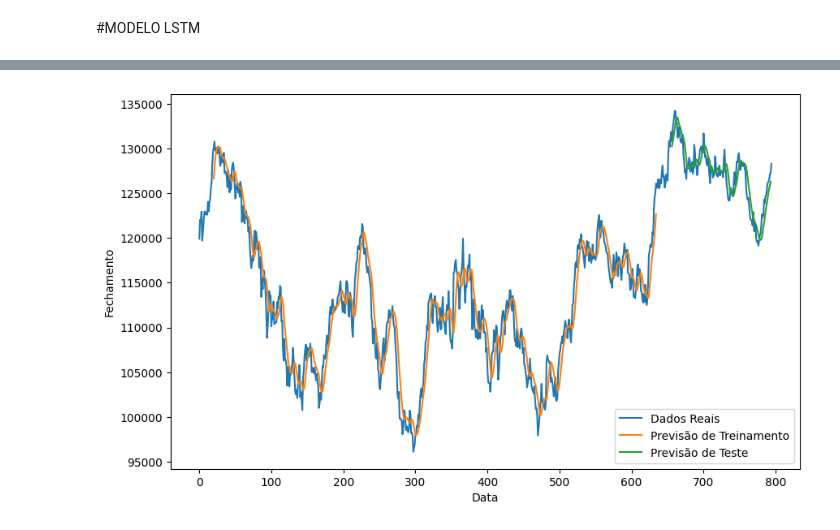
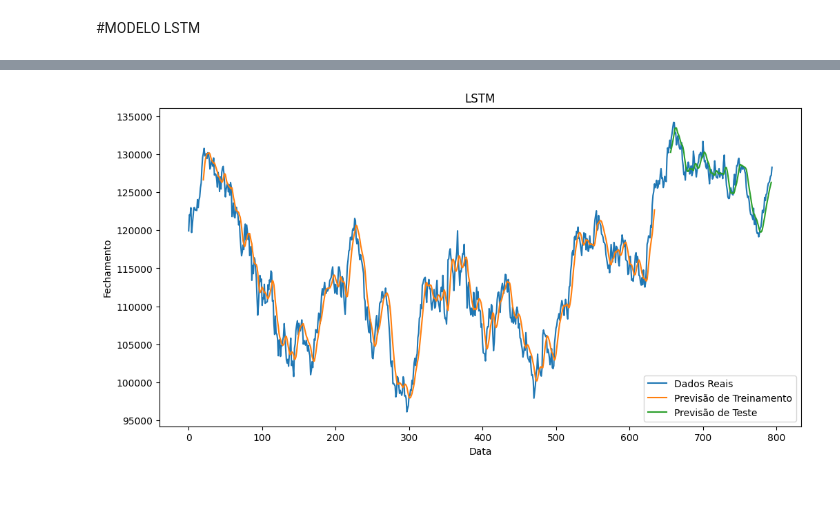
Before and after one commit to jeicianepaula/Tech-Challenge-2, a Jupyter notebook: TECH_CHALLENGE_2.ipynb, the cells around one changed output, grey strips where cells are left out. Drawn from its saved outputs; the diff is of its cells as text; code cells hidden in the pictures; blank space fills up the shorter version.

```diff
--- a/TECH_CHALLENGE_2.ipynb
+++ b/TECH_CHALLENGE_2.ipynb
@@ -412,20 +443,21 @@ R2: 53.36%
 # %%
 # Plotar os resultados
 train_predict_plot = np.empty_like(scaled_data[:, 0])
 train_predict_plot[:] = np.nan
 train_predict_plot[time_step:len(train_predict) + time_step] = train_predict
 
 test_predict_plot = np.empty_like(scaled_data[:, 0])
 test_predict_plot[:] = np.nan
 test_predict_plot[len(train_predict) + (time_step * 2) + 1:len(scaled_data) - 1] = test_predict
 
-plt.figure(figsize=(10, 6))
+plt.figure(figsize=(12, 6))
 plt.plot(scaler.inverse_transform(scaled_data)[:, 0], label='Dados Reais')
 plt.plot(train_predict_plot, label='Previsão de Treinamento')
 plt.plot(test_predict_plot, label='Previsão de Teste')
+plt.title('LSTM')
 plt.xlabel('Data')
 plt.ylabel('Fechamento')
 plt.legend()
 plt.show()
 # %% [output]
-[figure, old version]
+[figure, new version]
```
Also changed, not shown: parts of 26 cells of this notebook.
